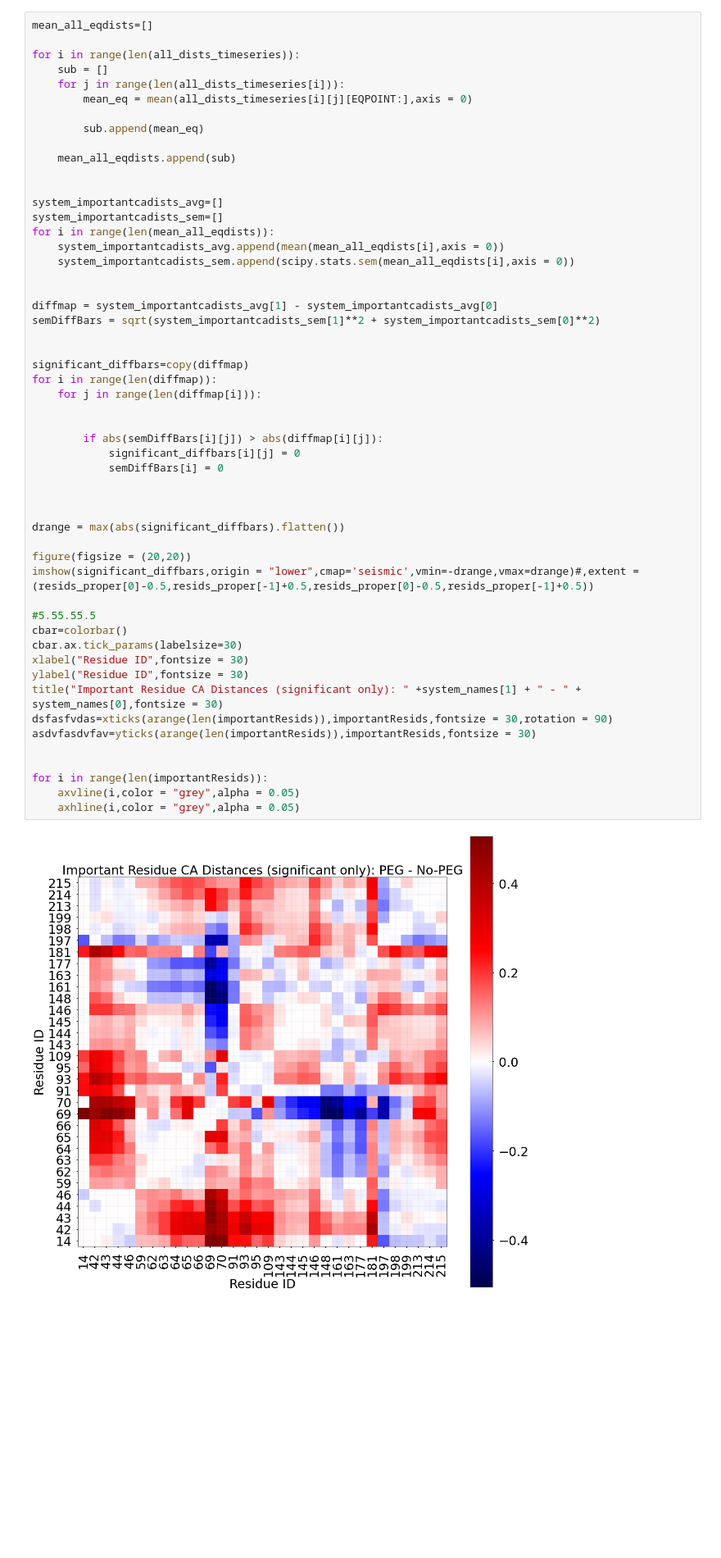
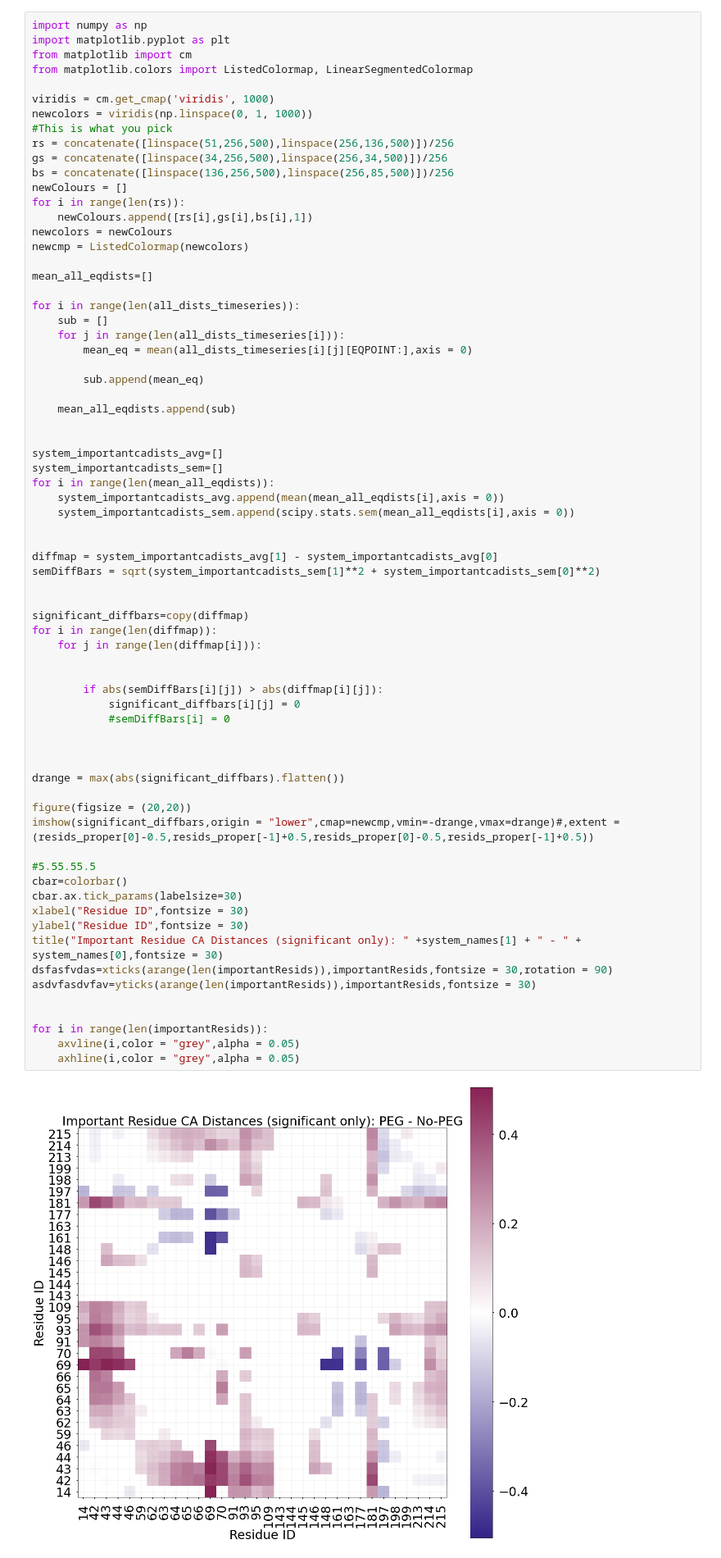
Before and after one commit to liamhn/mCherryAnalysis, a Jupyter notebook: PocketCADIstances.ipynb, the cells around one changed output. Shown: that part at 82% size. Drawn from its saved outputs; the diff is of its cells as text; blank space fills up the shorter version.

```diff
--- a/PocketCADIstances.ipynb
+++ b/PocketCADIstances.ipynb
@@ -137,6 +137,23 @@ for i in range(len(systems)):
 
     all_dists_timeseries.append(sub)
 # %%
+import numpy as np
+import matplotlib.pyplot as plt
+from matplotlib import cm
+from matplotlib.colors import ListedColormap, LinearSegmentedColormap
+
+viridis = cm.get_cmap('viridis', 1000)
+newcolors = viridis(np.linspace(0, 1, 1000))
+#This is what you pick
+rs = concatenate([linspace(51,256,500),linspace(256,136,500)])/256
+gs = concatenate([linspace(34,256,500),linspace(256,34,500)])/256
+bs = concatenate([linspace(136,256,500),linspace(256,85,500)])/256
+newColours = []
+for i in range(len(rs)):
+    newColours.append([rs[i],gs[i],bs[i],1])
+newcolors = newColours
+newcmp = ListedColormap(newcolors)
+
 mean_all_eqdists=[]
 
 for i in range(len(all_dists_timeseries)):
@@ -161,34 +178,34 @@ semDiffBars = sqrt(system_importantcadists_sem[1]**2 + system_importantcadists_s
 
 
 significant_diffbars=copy(diffmap)
 for i in range(len(diffmap)):
     for j in range(len(diffmap[i])):
 
 
         if abs(semDiffBars[i][j]) > abs(diffmap[i][j]):
             significant_diffbars[i][j] = 0
-            semDiffBars[i] = 0
+            #semDiffBars[i] = 0
 
 
 
 drange = max(abs(significant_diffbars).flatten())
 
 figure(figsize = (20,20))
-imshow(significant_diffbars,origin = "lower",cmap='seismic',vmin=-drange,vmax=drange)#,extent = (resids_proper[0]-0.5,resids_proper[-1]+0.5,resids_proper[0]-0.5,resids_proper[-1]+0.5))
+imshow(significant_diffbars,origin = "lower",cmap=newcmp,vmin=-drange,vmax=drange)#,extent = (resids_proper[0]-0.5,resids_proper[-1]+0.5,resids_proper[0]-0.5,resids_proper[-1]+0.5))
 
 #5.55.55.5
 cbar=colorbar()
 cbar.ax.tick_params(labelsize=30)
 xlabel("Residue ID",fontsize = 30)
 ylabel("Residue ID",fontsize = 30)
 title("Important Residue CA Distances (significant only): " +system_names[1] + " - " + system_names[0],fontsize = 30)
 dsfasfvdas=xticks(arange(len(importantResids)),importantResids,fontsize = 30,rotation = 90)
 asdvfasdvfav=yticks(arange(len(importantResids)),importantResids,fontsize = 30)
 
 
 for i in range(len(importantResids)):
     axvline(i,color = "grey",alpha = 0.05)
     axhline(i,color = "grey",alpha = 0.05)
 # %% [output]
-[figure, old version]
+[figure, new version]
 # %%
```
Also changed, not shown: parts of 1 cell of this notebook, 1 other file.
